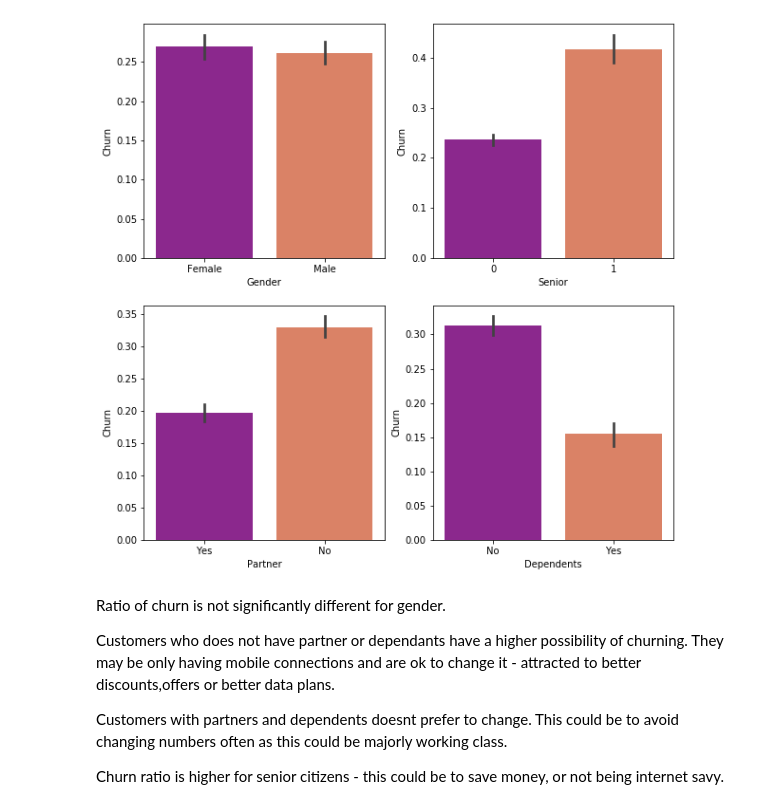
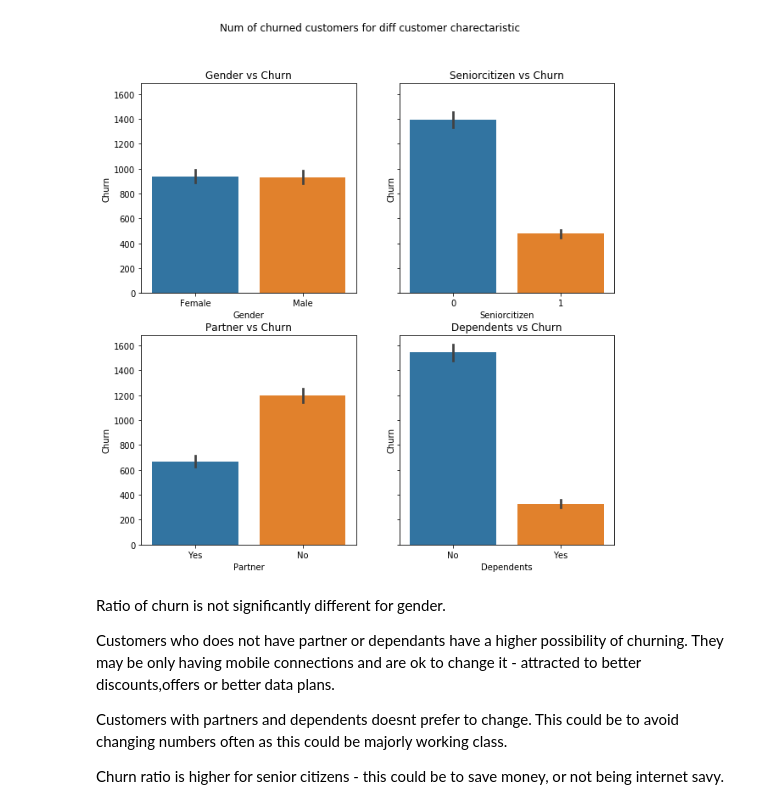
Before and after one commit to KanduriR/Kaggle-Telco-Customer-Churn, a Jupyter notebook: Telecomm Churn - EDA.ipynb, the cells around one changed output. Drawn from its saved outputs; the diff is of its cells as text; code cells hidden in the pictures.

Commit message:
Updates the figures and modified into functions for loading and cleaning. Created heatmap for categorical variables.

```diff
--- a/Telecomm Churn - EDA.ipynb
+++ b/Telecomm Churn - EDA.ipynb
@@ -84,17 +85,17 @@ memory usage: 1.1+ MB
-# %%
-data.rename(columns={'customerID':'ID','gender':'Gender','SeniorCitizen':'Senior','tenure':'Tenure'},inplace=True)
 # %%
-fig, ax = plt.subplots(2,2, figsize=(10,10))
+fig, ax = plt.subplots(2,2, figsize=(10,10), sharey=True)
+
+plt.suptitle('Num of churned customers for diff customer charectaristic',fontsize=12)
+
+for axes,x in zip(ax.flatten(),['Gender','Seniorcitizen','Partner','Dependents']):
+    sns.barplot(x=x, y='Churn',data=data,ax=axes, estimator=sum,)
+    axes.set_title('{} vs Churn'.format(x))
+    #axes.annotate(str(data.query('Churn==1').x.value_counts()[0]), (0,))
 
 
-for axes,x in zip(ax.flatten(),['Gender','Senior','Partner','Dependents']):
-    sns.barplot(x=x, y='Churn',data=data,ax=axes,palette='plasma')
-    #axes.title('{} vs Churn'.format(x))
-
-#ax[0,1].xticks([0,1],['Senior','Non-Senior'])
 plt.show()
 # %% [output]
-[figure, old version]
+[figure, new version]
 # %% [markdown]
 Ratio of churn is not significantly different for gender.
 
```
Also changed, not shown: parts of 34 cells of this notebook.
